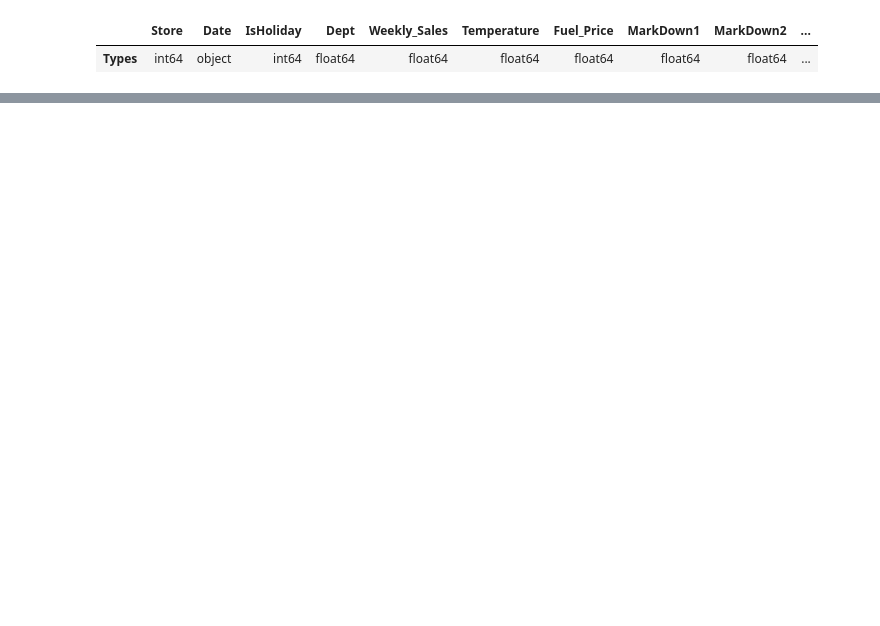
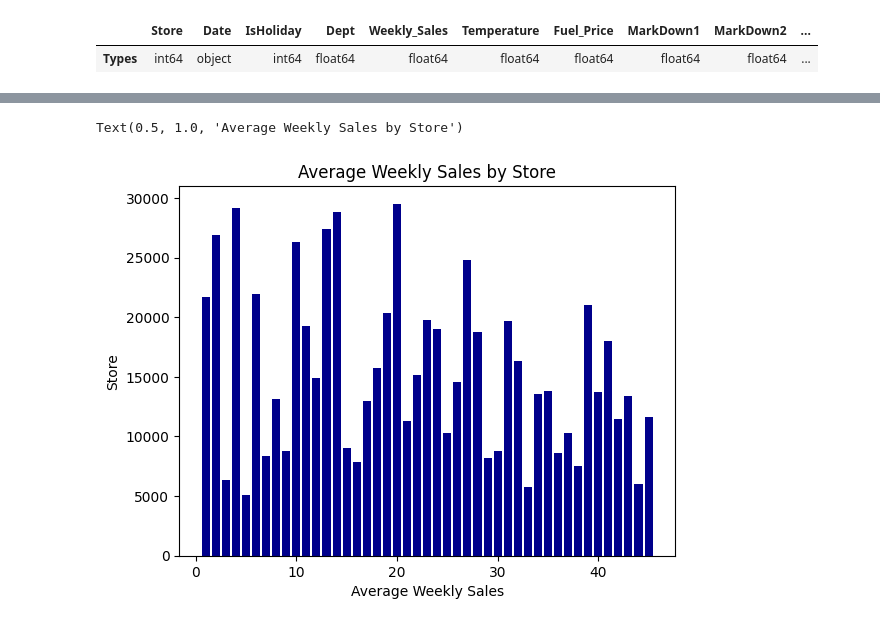
Before and after one commit to Subash-d/ai-ml-projects, a Jupyter notebook: walmart-sales/Eda.ipynb, the cells around one changed output, grey strips where cells are left out. Saved outputs shown, nothing was run; the diff lists cells and outputs as text; code cells hidden in the pictures; blank space fills up the shorter version.

Commit message:
Function created to visualise sales by store | Department | Year| Month

```diff
--- a/walmart-sales/Eda.ipynb
+++ b/walmart-sales/Eda.ipynb
@@ -68,2 +61,0 @@ df["DayOfTheWeek"] = df["Date"].dt.dayofweek
-# %%
-df["Month_name"] = df["Date"].dt.month_name().str[:3]
@@ -86,0 +62,2 @@ dtype: object
+# %%
+df = df.set_index("Date")
@@ -86,0 +78,6 @@ dtype: object
+# %%
+# Fix dtypes
+df["Store"] = df["Store"].astype(int)
+df["Dept"] = df["Dept"].astype(int)
+df["IsHoliday"] = df["IsHoliday"].astype(bool)
+df["Type"] = df["Type"].astype("category")
@@ -86,0 +97,4 @@ dtype: object
+# %%
+# Weekly sales of store
+Sales_by_store = pd.Series(df.groupby("Store")["Weekly_Sales"].mean().round(2))
+Sales_by_store.head()
@@ -86,0 +113,8 @@ dtype: object
+# %%
+plt.bar(Sales_by_store.index, Sales_by_store.values, color = "darkblue")
+plt.xlabel("Average Weekly Sales")
+plt.ylabel("Store")
+plt.title("Average Weekly Sales by Store")
+# %% [output]
+Text(0.5, 1.0, 'Average Weekly Sales by Store')
+[figure, added]
```
Also changed, not shown: parts of 9 cells of this notebook.
